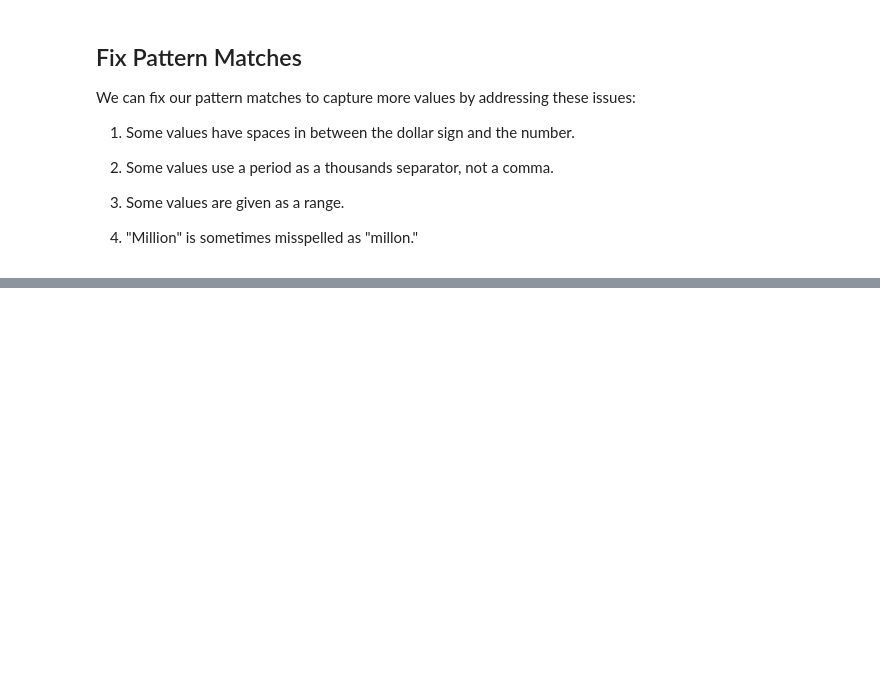
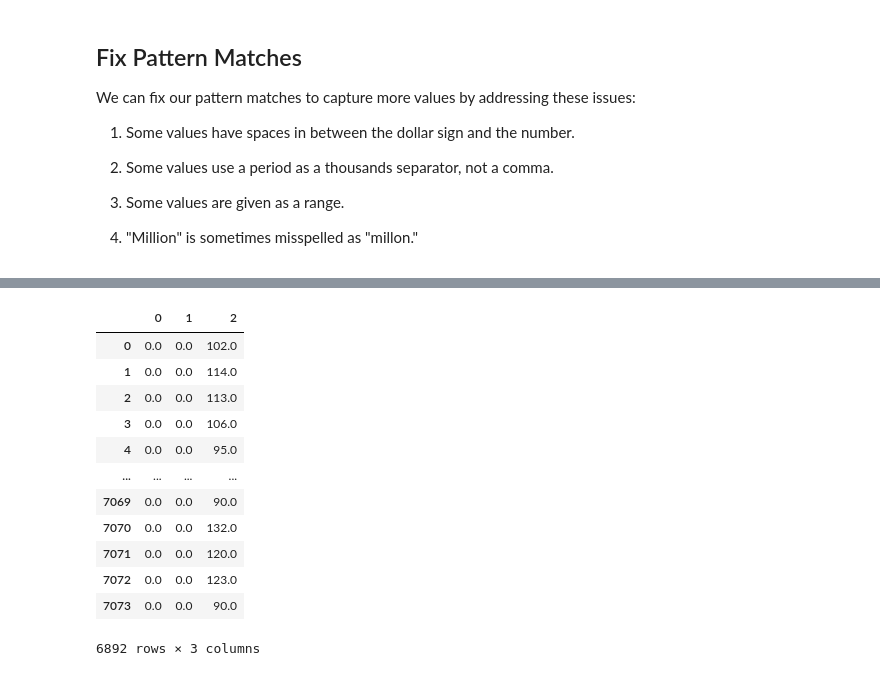
Before and after one commit to wonhee3472/Movies-ETL, a Jupyter notebook: Movielens Extract.ipynb, the cells around one changed output, grey strips where cells are left out. Saved outputs shown, nothing was run; the diff lists cells and outputs as text; code cells hidden in the pictures; blank space fills up the shorter version.

```diff
--- a/Movielens Extract.ipynb
+++ b/Movielens Extract.ipynb
@@ -556,0 +938,21 @@ form_one = r"\$\s*\d+\.?\d*\s*[mb]illi?on"
+# %%
+# We need to convert this new data frame from strings to numeric values. Since we may have captured empty strings,
+# we'll use the to_numeric() method and set the errors argument to 'coerce'.
+# Coercing the errors will turn the empty strings into Not a Number (NaN).
+# Then use fillna() to change all NaNs to zeros
+running_time_extract = running_time_extract.apply(lambda col: pd.to_numeric(col, errors='coerce')).fillna(0)
+running_time_extract
+# %% [output]
+|  | 0 | 1 | 2 |
+| 0 | 0.0 | 0.0 | 102.0 |
+| 1 | 0.0 | 0.0 | 114.0 |
+| 2 | 0.0 | 0.0 | 113.0 |
+| 3 | 0.0 | 0.0 | 106.0 |
+| 4 | 0.0 | 0.0 | 95.0 |
+| ... | ... | ... | ... |
+| 7069 | 0.0 | 0.0 | 90.0 |
+| 7070 | 0.0 | 0.0 | 132.0 |
+| 7071 | 0.0 | 0.0 | 120.0 |
+| 7072 | 0.0 | 0.0 | 123.0 |
+| 7073 | 0.0 | 0.0 | 90.0 |
+6892 rows × 3 columns
```
Also changed, not shown: parts of 30 cells of this notebook.
